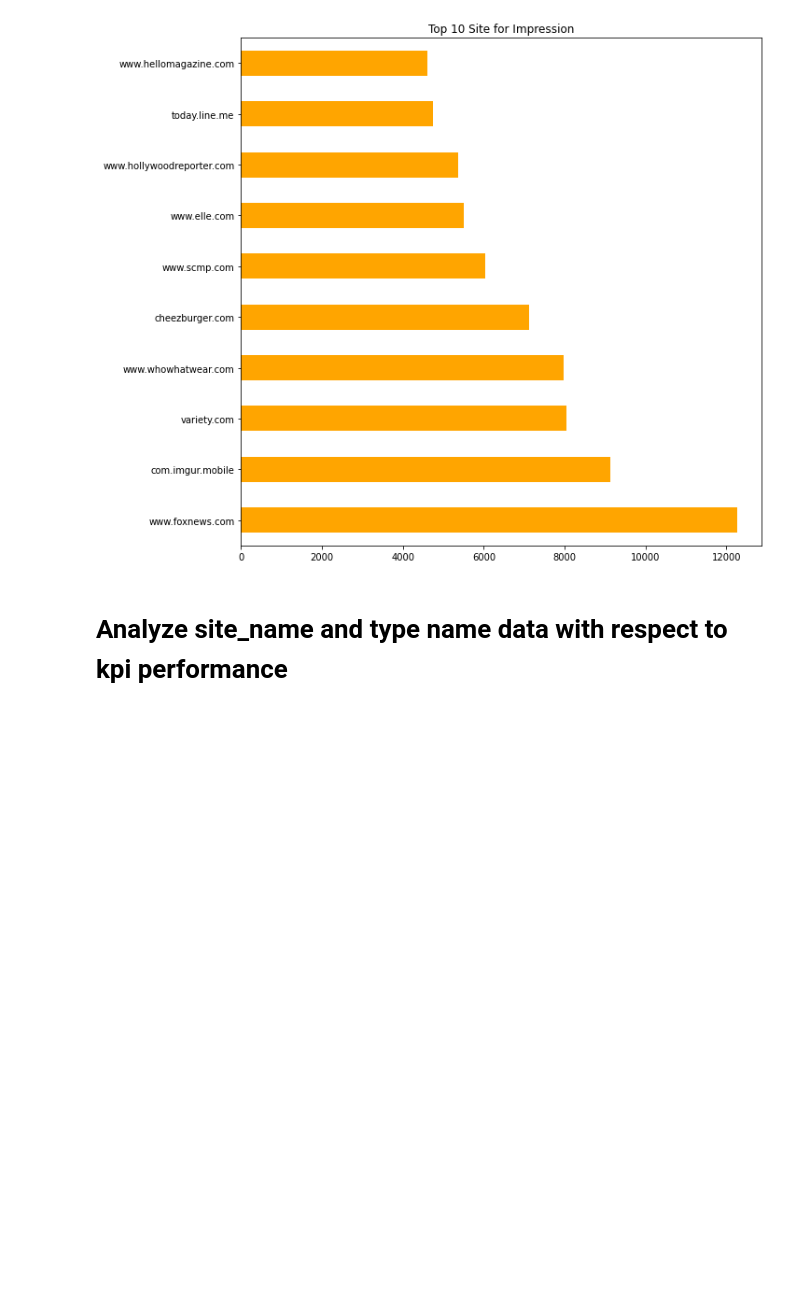
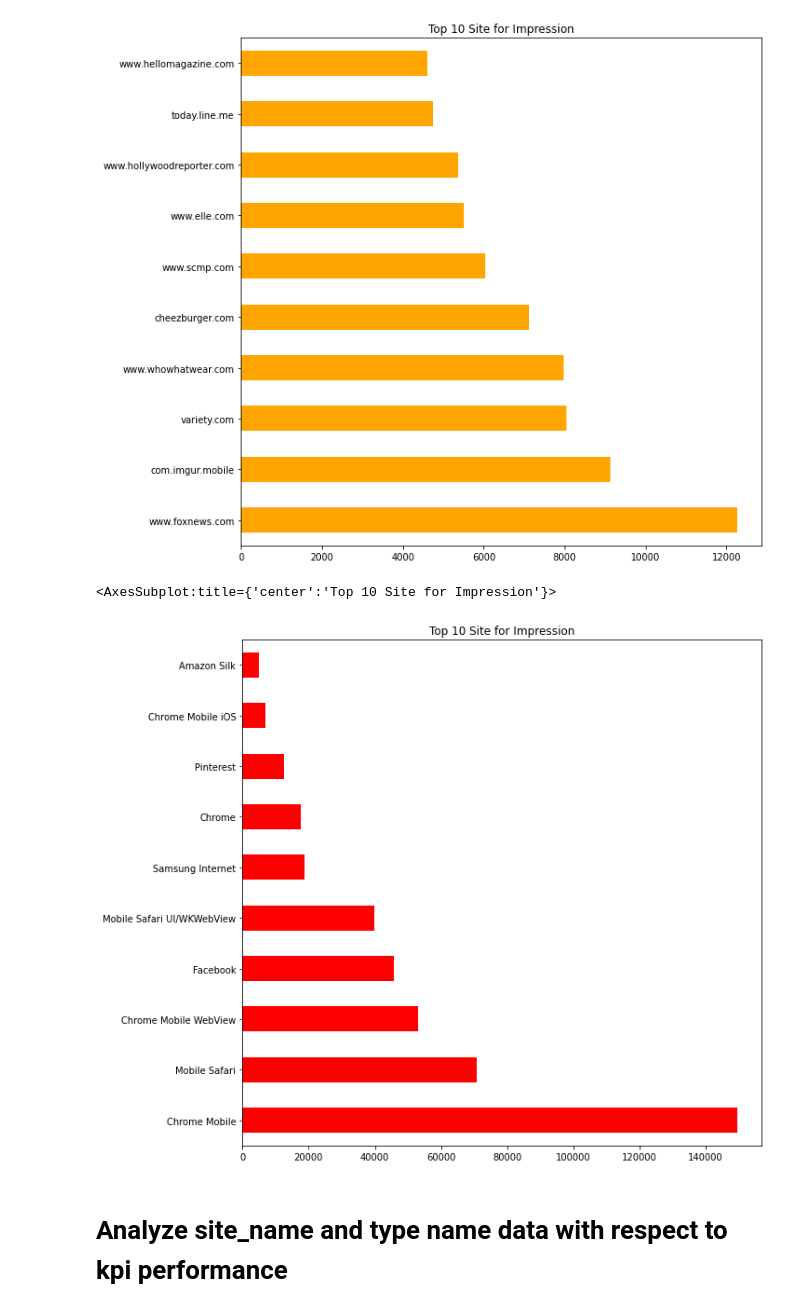
Before and after one commit to tesfayealex/AD-DS-Challenge, a Jupyter notebook: notebooks/EDA.ipynb, the cells around one changed output. Saved outputs shown, nothing was run; the diff lists cells and outputs as text; code cells hidden in the pictures; blank space fills up the shorter version.

```diff
--- a/notebooks/EDA.ipynb
+++ b/notebooks/EDA.ipynb
@@ -68,6 +68,12 @@ site.head(10).plot(kind="barh", figsize=(10,10), color='orange', title='Top 10 S
 # %% [output]
 <AxesSubplot:title={'center':'Top 10 Site for Impression'}>
 [figure]
+# %%
+browser = warehouse_df['browser'].value_counts()
+browser.head(10).plot(kind="barh", figsize=(10,10), color='red', title='Top 10 Browsers for Impression')
+# %% [output]
+<AxesSubplot:title={'center':'Top 10 Site for Impression'}>
+[figure, added]
 # %% [markdown]
 # Analyze site_name and type name data with respect to kpi performance
 # %%
```
Also changed, not shown: parts of 2 cells of this notebook, 11 other files.
